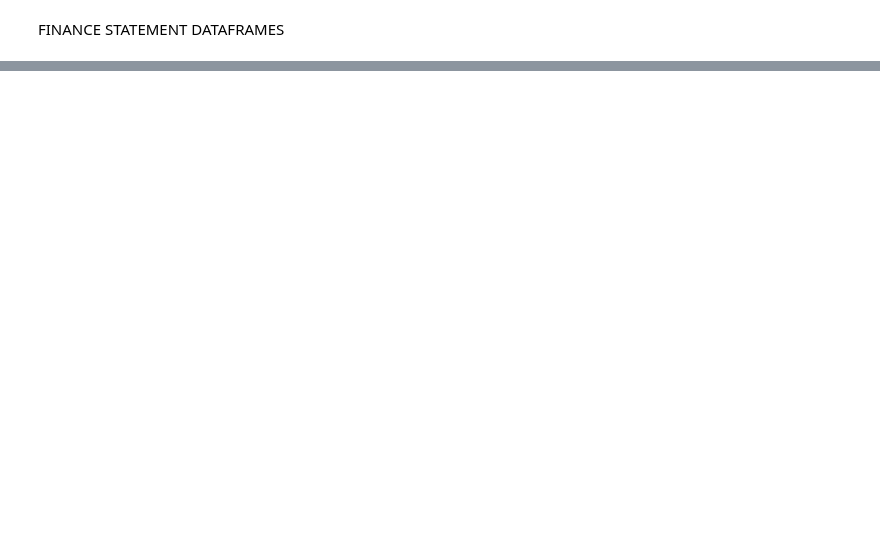
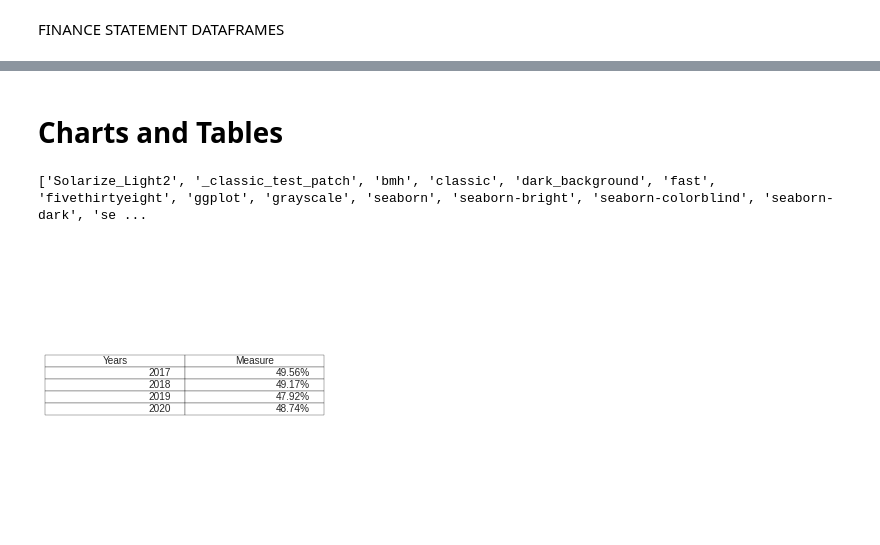
Before and after one commit to jjdub82/....., a Jupyter notebook: Stock_Evaluation.ipynb, the cells around one changed output, grey strips where cells are left out. Cells and saved outputs as stored; diff of their text form; code cells hidden in the pictures; blank space fills up the shorter version.

```diff
--- a/Stock_Evaluation.ipynb
+++ b/Stock_Evaluation.ipynb
@@ -291,0 +301,16 @@ print(Shareholdr_equity_list)
+# %%
+years = [current_year - 1,current_year - 2, current_year - 3,current_year - 4]
+
+def merge(list1, list2):
+
+    merged_list = tuple(zip(list1, list2))
+    return merged_list
+
+# Driver code
+
+gross_margin_tuples = (merge(years, gross_margin_hist))
+SGA_Ratio_tuples = (merge(years,SGA_Ratio))
+research_ratio_tuples = merge(years,research_ratio)
+cashflow_growth = merge(years,cashflow_growth_rate)
+gross_profit_merge = merge(years,gross_profit_list)
+print(cashflow_growth)
@@ -291,0 +319,15 @@ print(Shareholdr_equity_list)
+# %%
+# create DataFrame using data
+def tuples_to_df(tuple):
+  new_df = pd.DataFrame(tuple, columns =['Years', 'Measure'])
+  return new_df
+
+
+sga_df = tuples_to_df(SGA_Ratio_tuples)
+research_df = tuples_to_df(research_ratio_tuples)
+research_df.Measure = (research_df.Measure * 100).round(decimals=2)
+gross_margin_df = tuples_to_df(gross_margin_tuples)
+cashflow_growth_df = tuples_to_df(cashflow_growth).round(decimals=2)
+grossprofit_df = tuples_to_df(gross_profit_merge).round(decimals=2)
+
+grossprofit_df
@@ -291,0 +349,2 @@ print(Shareholdr_equity_list)
+# %% [markdown]
+# Charts and Tables
@@ -291,0 +358,17 @@ print(Shareholdr_equity_list)
+# %%
+print(plt.style.available)
+# %% [output]
+['Solarize_Light2', '_classic_test_patch', 'bmh', 'classic', 'dark_background', 'fast', 'fivethirtyeight', 'ggplot', 'grayscale', 'seaborn', 'seaborn-bright', 'seaborn-colorblind', 'seaborn-dark', 'se ...
+# %%
+plt.style.use('seaborn')
+# %%
+gross_margin_df = gross_margin_df.sort_index(ascending=False)
+# %%
+fig, ax =plt.subplots(figsize=(5,5))
+ax.axis('tight')
+ax.axis('off')
+the_table = ax.table(cellText = gross_margin_df.values,colLabels=sga_df.columns,loc='center')
+
+plt.savefig('sgaTbl.png')
+# %% [output]
+[figure, added]
```
Also changed, not shown: parts of 41 cells of this notebook.
